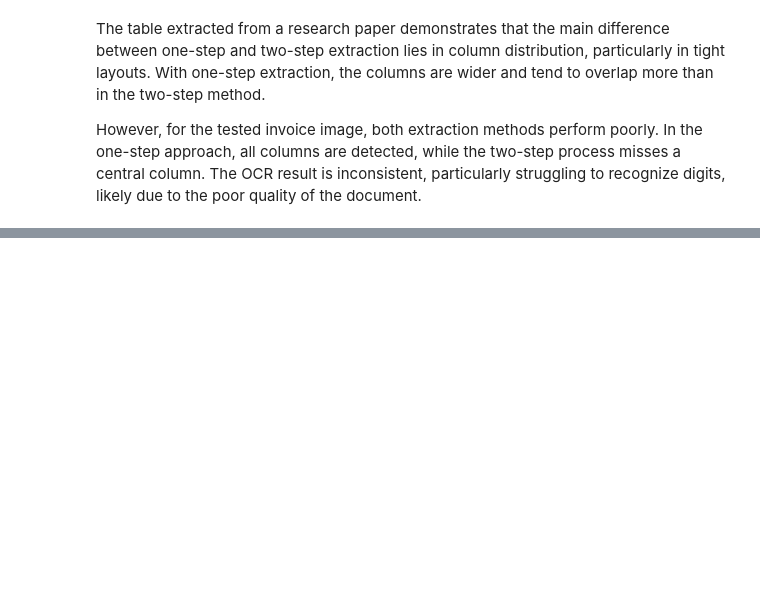
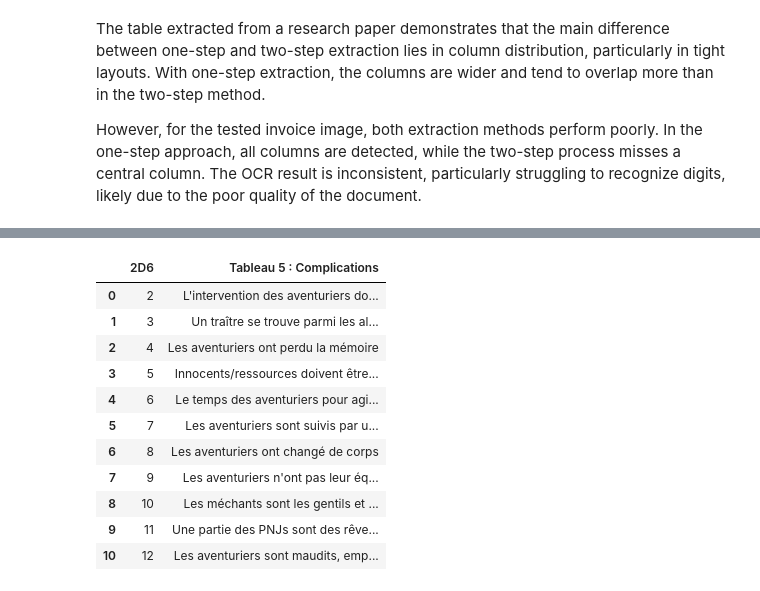
Before and after one commit to Martin-Labenne/table-transformer-demo, a Jupyter notebook: table-transformer-demo.ipynb, the cells around one changed output, grey strips where cells are left out. Saved outputs shown, nothing was run; the diff lists cells and outputs as text; code cells hidden in the pictures; blank space fills up the shorter version.

```diff
--- a/table-transformer-demo.ipynb
+++ b/table-transformer-demo.ipynb
@@ -201,0 +255,42 @@ However, for the tested invoice image, both extraction methods perform poorly. I
+# %%
+from tableExtraction import PretrainTableExtractionPipeline
+
+from transformers import TableTransformerForObjectDetection, AutoModelForObjectDetection
+
+TABLE_DETECTION_MODEL_PATH = "microsoft/table-transformer-detection"
+TABLE_STRUCTURE_MODEL_PATH = "microsoft/table-transformer-structure-recognition-v1.1-all"
+
+table_detection_model = AutoModelForObjectDetection.from_pretrained(TABLE_DETECTION_MODEL_PATH, revision="no_timm")
+table_structure_model = TableTransformerForObjectDetection.from_pretrained(TABLE_STRUCTURE_MODEL_PATH)
+
+
+pipeline = PretrainTableExtractionPipeline(
+    det_model=table_detection_model,
+    str_model=table_structure_model,
+    det_device='cpu', str_device='cpu'
+)
+
+out_options = {
+    'out_objects': True,
+    'out_cells': True,
+    'out_html': True,
+    'out_csv': True
+}
+
+tables = pipeline.extract(image, tokens, **out_options)
+
+csv_buffer = StringIO(tables[0]['csv'][0])
+pd.read_csv(csv_buffer)
+# %% [output]
+|  | 2D6 | Tableau 5 : Complications |
+| 0 | 2 | L'intervention des aventuriers do... |
+| 1 | 3 | Un traître se trouve parmi les al... |
+| 2 | 4 | Les aventuriers ont perdu la mémoire |
+| 3 | 5 | Innocents/ressources doivent être... |
+| 4 | 6 | Le temps des aventuriers pour agi... |
+| 5 | 7 | Les aventuriers sont suivis par u... |
+| 6 | 8 | Les aventuriers ont changé de corps |
+| 7 | 9 | Les aventuriers n'ont pas leur éq... |
+| 8 | 10 | Les méchants sont les gentils et ... |
+| 9 | 11 | Une partie des PNJs sont des rêve... |
+| 10 | 12 | Les aventuriers sont maudits, emp... |
```
Also changed, not shown: parts of 6 cells of this notebook, 1 other file.
